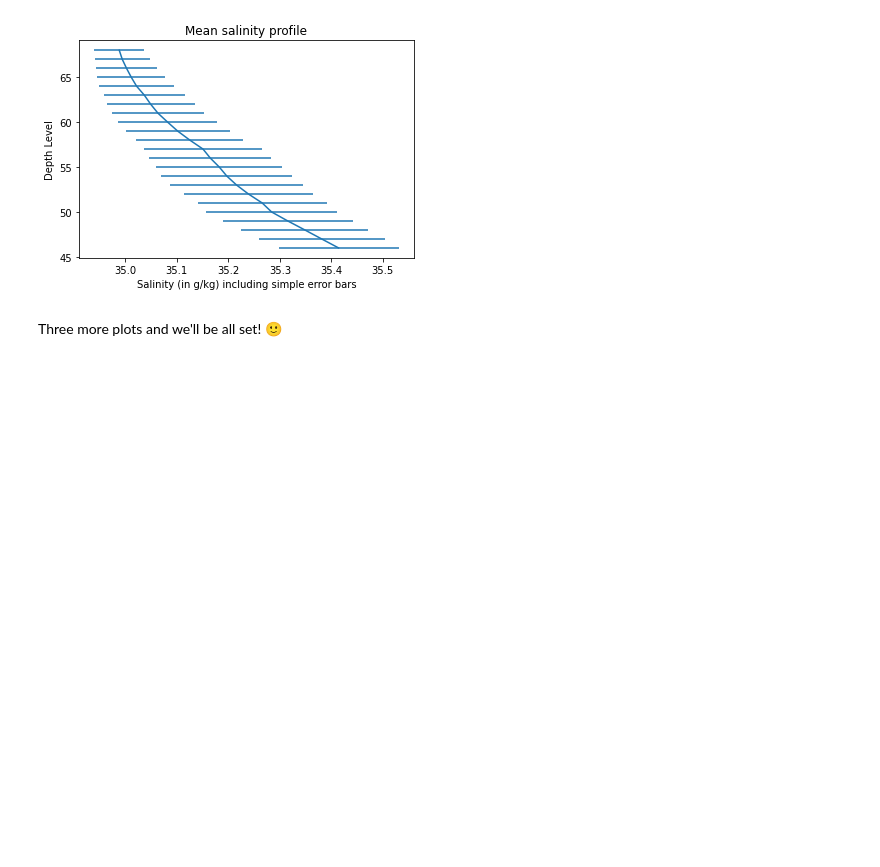
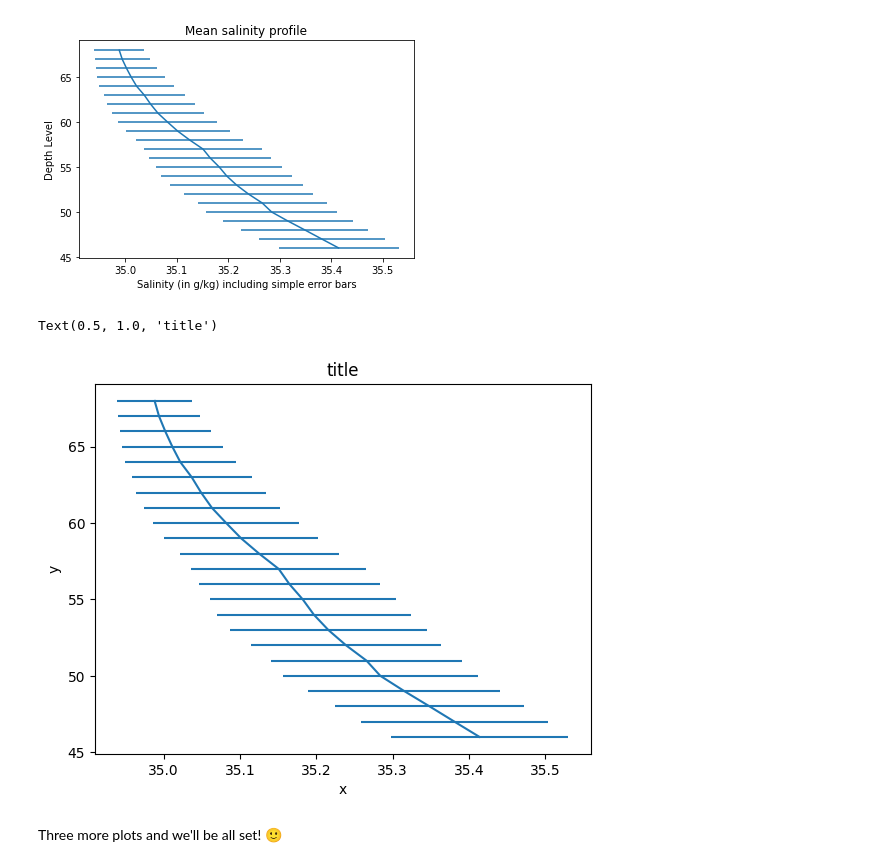
Before and after one commit to madjidsadou/2024_Intro_Python, a Jupyter notebook: Copy_of_W2_S1.ipynb, the cells around one changed output. Drawn from its saved outputs; the diff is of its cells as text; code cells hidden in the pictures; blank space fills up the shorter version.

```diff
--- a/Copy_of_W2_S1.ipynb
+++ b/Copy_of_W2_S1.ipynb
@@ -219,0 +247,5 @@ ___
+# %%
+Tmean = np.mean(T,axis=1)
+Smean = np.mean(S,axis=1)
+Pmean = np.mean(P,axis=1)
+seawater_densitymean = np.mean(relative_density,axis=1)
@@ -223,0 +266,10 @@ ___ = ___.___(___,___)
+# %%
+Tstd = np.std(T,axis=1)
+Sstd = np.std(S,axis=1)
+Pstd = np.std(P,axis=1)
+seawater_densitystd = np.std(relative_density,axis=1)
+
+print (Tstd.shape)
+print (Sstd.shape)
+print (Pstd.shape)
+print (seawater_densitystd.shape)
@@ -234,9 +297,12 @@ Hint 2: You should get plots similar to the one below
 # %% [markdown]
 ![Salinity_mean.png](embedded-picture-1)
 # %%
-plt.errorbar(___,___,xerr=___)
-plt.xlabel(___)
-plt.ylabel(___)
-plt.title(___)
+plt.errorbar(Smean,level,xerr=Sstd)
+plt.xlabel('x')
+plt.ylabel('y')
+plt.title('title')
+# %% [output]
+Text(0.5, 1.0, 'title')
+[figure, added]
 # %% [markdown]
 Three more plots and we'll be all set! 🙂
```
Also changed, not shown: parts of 35 cells of this notebook.
